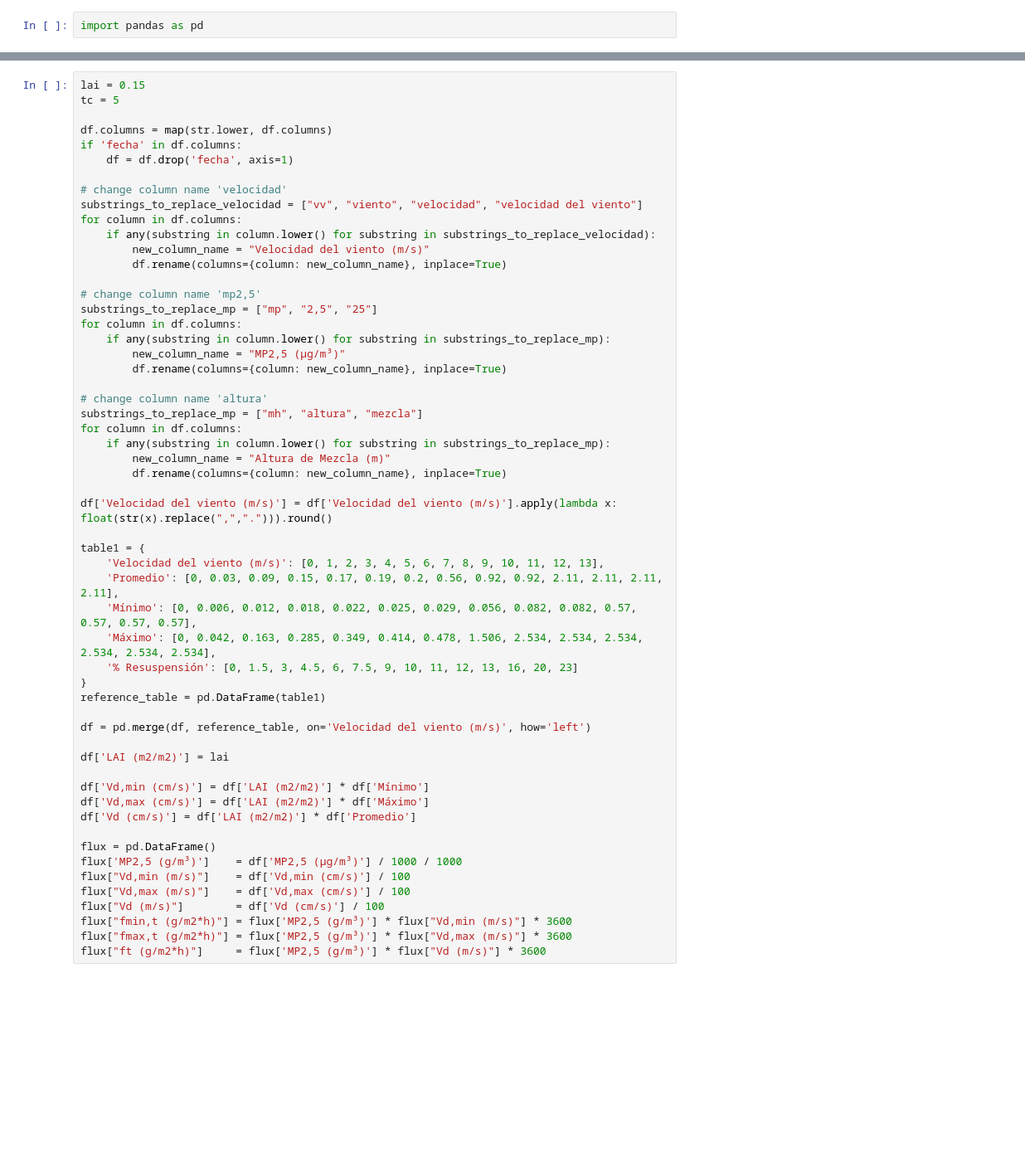
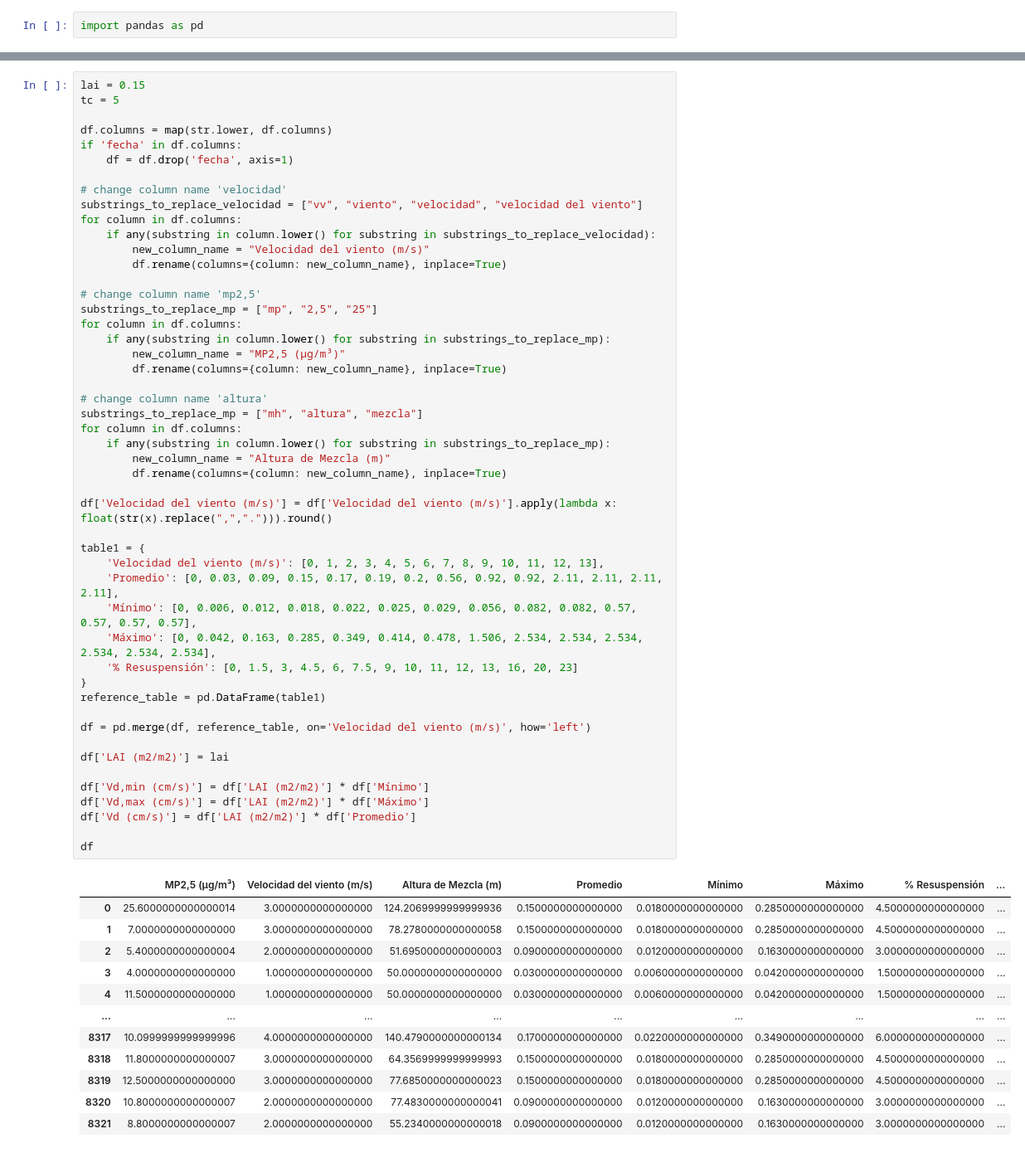
Before and after one commit to pedrosanhueza/arboles, a Jupyter notebook: arbol.ipynb, the cells around one changed output, grey strips where cells are left out. Shown at 83% size. Saved outputs shown, nothing was run; the diff lists cells and outputs as text; blank space fills up the shorter version.

```diff
--- a/arbol.ipynb
+++ b/arbol.ipynb
@@ -27,38 +27,44 @@ for column in df.columns:
     if any(substring in column.lower() for substring in substrings_to_replace_mp):
         new_column_name = "MP2,5 (µg/m³)"
         df.rename(columns={column: new_column_name}, inplace=True)
 
 # change column name 'altura'
 substrings_to_replace_mp = ["mh", "altura", "mezcla"]
 for column in df.columns:
     if any(substring in column.lower() for substring in substrings_to_replace_mp):
         new_column_name = "Altura de Mezcla (m)"
         df.rename(columns={column: new_column_name}, inplace=True)
 
 df['Velocidad del viento (m/s)'] = df['Velocidad del viento (m/s)'].apply(lambda x: float(str(x).replace(",","."))).round()
 
 table1 = {
     'Velocidad del viento (m/s)': [0, 1, 2, 3, 4, 5, 6, 7, 8, 9, 10, 11, 12, 13],
     'Promedio': [0, 0.03, 0.09, 0.15, 0.17, 0.19, 0.2, 0.56, 0.92, 0.92, 2.11, 2.11, 2.11, 2.11],
     'Mínimo': [0, 0.006, 0.012, 0.018, 0.022, 0.025, 0.029, 0.056, 0.082, 0.082, 0.57, 0.57, 0.57, 0.57],
     'Máximo': [0, 0.042, 0.163, 0.285, 0.349, 0.414, 0.478, 1.506, 2.534, 2.534, 2.534, 2.534, 2.534, 2.534],
     '% Resuspensión': [0, 1.5, 3, 4.5, 6, 7.5, 9, 10, 11, 12, 13, 16, 20, 23]
 }
 reference_table = pd.DataFrame(table1)
 
 df = pd.merge(df, reference_table, on='Velocidad del viento (m/s)', how='left')
 
 df['LAI (m2/m2)'] = lai
 
 df['Vd,min (cm/s)'] = df['LAI (m2/m2)'] * df['Mínimo']
 df['Vd,max (cm/s)'] = df['LAI (m2/m2)'] * df['Máximo']
 df['Vd (cm/s)'] = df['LAI (m2/m2)'] * df['Promedio']
 
-flux = pd.DataFrame()
-flux['MP2,5 (g/m³)']    = df['MP2,5 (µg/m³)'] / 1000 / 1000
-flux["Vd,min (m/s)"]    = df['Vd,min (cm/s)'] / 100
-flux["Vd,max (m/s)"]    = df['Vd,max (cm/s)'] / 100
-flux["Vd (m/s)"]        = df['Vd (cm/s)'] / 100
-flux["fmin,t (g/m2*h)"] = flux['MP2,5 (g/m³)'] * flux["Vd,min (m/s)"] * 3600
-flux["fmax,t (g/m2*h)"] = flux['MP2,5 (g/m³)'] * flux["Vd,max (m/s)"] * 3600
-flux["ft (g/m2*h)"]     = flux['MP2,5 (g/m³)'] * flux["Vd (m/s)"] * 3600
+df
+# %% [output]
+|  | MP2,5 (µg/m³) | Velocidad del viento (m/s) | Altura de Mezcla (m) | Promedio | Mínimo | Máximo | % Resuspensión | ... |
+| 0 | 25.6000000000000014 | 3.0000000000000000 | 124.2069999999999936 | 0.1500000000000000 | 0.0180000000000000 | 0.2850000000000000 | 4.5000000000000000 | ... |
+| 1 | 7.0000000000000000 | 3.0000000000000000 | 78.2780000000000058 | 0.1500000000000000 | 0.0180000000000000 | 0.2850000000000000 | 4.5000000000000000 | ... |
+| 2 | 5.4000000000000004 | 2.0000000000000000 | 51.6950000000000003 | 0.0900000000000000 | 0.0120000000000000 | 0.1630000000000000 | 3.0000000000000000 | ... |
+| 3 | 4.0000000000000000 | 1.0000000000000000 | 50.0000000000000000 | 0.0300000000000000 | 0.0060000000000000 | 0.0420000000000000 | 1.5000000000000000 | ... |
+| 4 | 11.5000000000000000 | 1.0000000000000000 | 50.0000000000000000 | 0.0300000000000000 | 0.0060000000000000 | 0.0420000000000000 | 1.5000000000000000 | ... |
+| ... | ... | ... | ... | ... | ... | ... | ... | ... |
+| 8317 | 10.0999999999999996 | 4.0000000000000000 | 140.4790000000000134 | 0.1700000000000000 | 0.0220000000000000 | 0.3490000000000000 | 6.0000000000000000 | ... |
+| 8318 | 11.8000000000000007 | 3.0000000000000000 | 64.3569999999999993 | 0.1500000000000000 | 0.0180000000000000 | 0.2850000000000000 | 4.5000000000000000 | ... |
+| 8319 | 12.5000000000000000 | 3.0000000000000000 | 77.6850000000000023 | 0.1500000000000000 | 0.0180000000000000 | 0.2850000000000000 | 4.5000000000000000 | ... |
+| 8320 | 10.8000000000000007 | 2.0000000000000000 | 77.4830000000000041 | 0.0900000000000000 | 0.0120000000000000 | 0.1630000000000000 | 3.0000000000000000 | ... |
+| 8321 | 8.8000000000000007 | 2.0000000000000000 | 55.2340000000000018 | 0.0900000000000000 | 0.0120000000000000 | 0.1630000000000000 | 3.0000000000000000 | ... |
```
Also changed, not shown: parts of 20 cells of this notebook, 2 other files.
